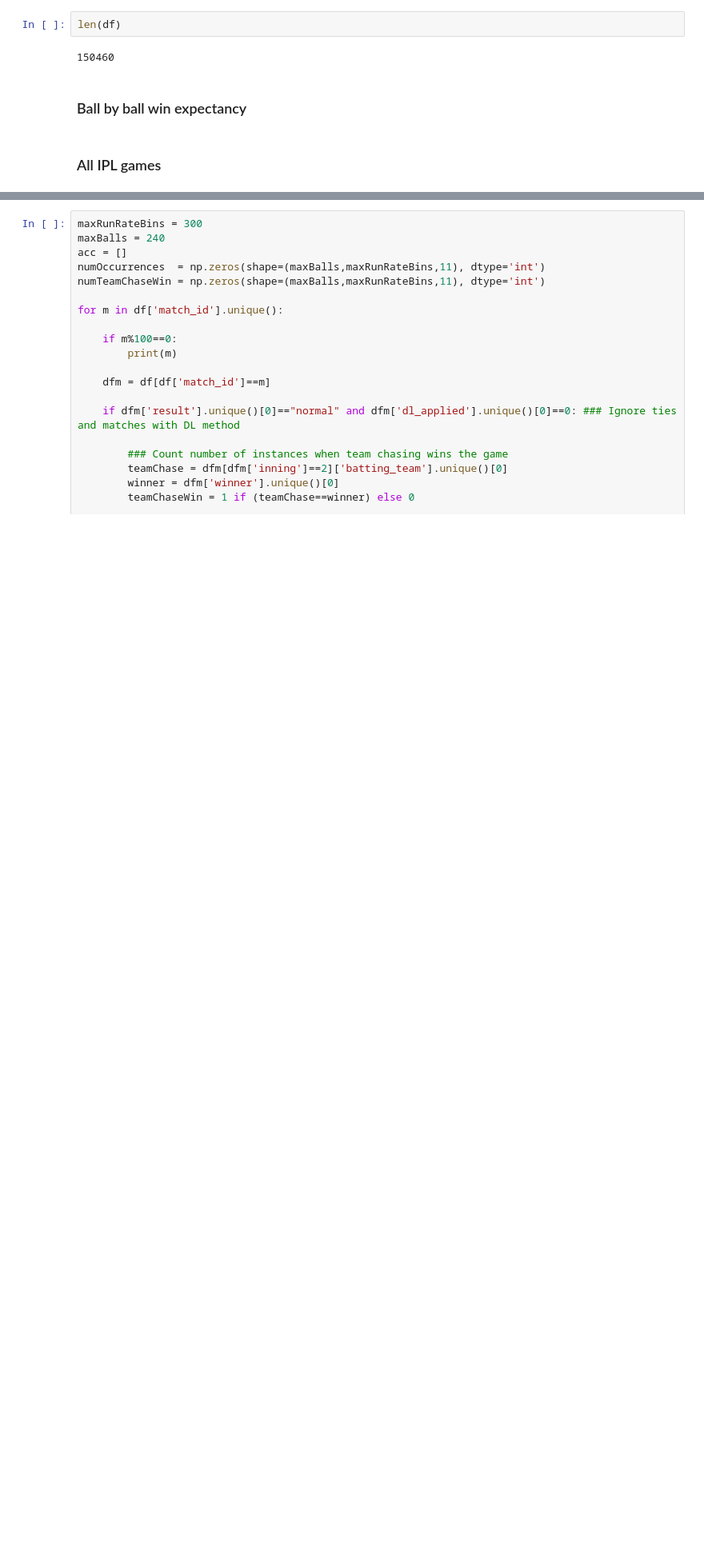
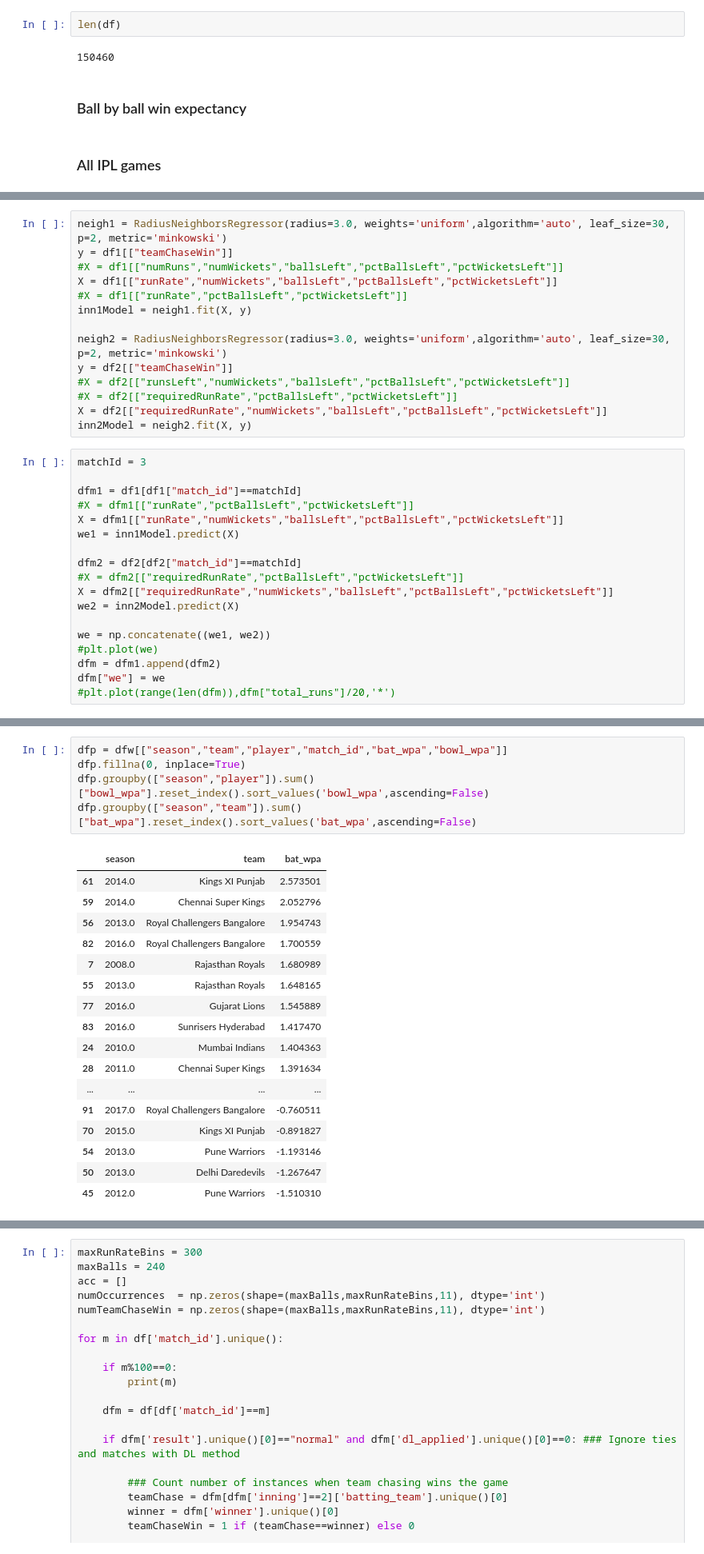
Before and after one commit to deepak-karkala/articles, a Jupyter notebook: cricket_sabermetrics/win_expectancy.ipynb, the cells around one changed output, grey strips where cells are left out. Shown: that part at 80% size. Drawn from its saved outputs; the diff is of its cells as text; blank space fills up the shorter version.

```diff
--- a/cricket_sabermetrics/win_expectancy.ipynb
+++ b/cricket_sabermetrics/win_expectancy.ipynb
@@ -37,0 +101,32 @@ len(df)
+# %%
+neigh1 = RadiusNeighborsRegressor(radius=3.0, weights='uniform',algorithm='auto', leaf_size=30, p=2, metric='minkowski')
+y = df1[["teamChaseWin"]]
+#X = df1[["numRuns","numWickets","ballsLeft","pctBallsLeft","pctWicketsLeft"]]
+X = df1[["runRate","numWickets","ballsLeft","pctBallsLeft","pctWicketsLeft"]]
+#X = df1[["runRate","pctBallsLeft","pctWicketsLeft"]]
+inn1Model = neigh1.fit(X, y)
+
+neigh2 = RadiusNeighborsRegressor(radius=3.0, weights='uniform',algorithm='auto', leaf_size=30, p=2, metric='minkowski')
+y = df2[["teamChaseWin"]]
+#X = df2[["runsLeft","numWickets","ballsLeft","pctBallsLeft","pctWicketsLeft"]]
+#X = df2[["requiredRunRate","pctBallsLeft","pctWicketsLeft"]]
+X = df2[["requiredRunRate","numWickets","ballsLeft","pctBallsLeft","pctWicketsLeft"]]
+inn2Model = neigh2.fit(X, y)
+# %%
+matchId = 3
+
+dfm1 = df1[df1["match_id"]==matchId]
+#X = dfm1[["runRate","pctBallsLeft","pctWicketsLeft"]]
+X = dfm1[["runRate","numWickets","ballsLeft","pctBallsLeft","pctWicketsLeft"]]
+we1 = inn1Model.predict(X)
+
+dfm2 = df2[df2["match_id"]==matchId]
+#X = dfm2[["requiredRunRate","pctBallsLeft","pctWicketsLeft"]]
+X = dfm2[["requiredRunRate","numWickets","ballsLeft","pctBallsLeft","pctWicketsLeft"]]
+we2 = inn2Model.predict(X)
+
+we = np.concatenate((we1, we2))
+#plt.plot(we)
+dfm = dfm1.append(dfm2)
+dfm["we"] = we
+#plt.plot(range(len(dfm)),dfm["total_runs"]/20,'*')
@@ -37,0 +283,23 @@ len(df)
+# %%
+dfp = dfw[["season","team","player","match_id","bat_wpa","bowl_wpa"]]
+dfp.fillna(0, inplace=True)
+dfp.groupby(["season","player"]).sum()["bowl_wpa"].reset_index().sort_values('bowl_wpa',ascending=False)
+dfp.groupby(["season","team"]).sum()["bat_wpa"].reset_index().sort_values('bat_wpa',ascending=False)
+# %% [output]
+|  | season | team | bat_wpa |
+| 61 | 2014.0 | Kings XI Punjab | 2.573501 |
+| 59 | 2014.0 | Chennai Super Kings | 2.052796 |
+| 56 | 2013.0 | Royal Challengers Bangalore | 1.954743 |
+| 82 | 2016.0 | Royal Challengers Bangalore | 1.700559 |
+| 7 | 2008.0 | Rajasthan Royals | 1.680989 |
+| 55 | 2013.0 | Rajasthan Royals | 1.648165 |
+| 77 | 2016.0 | Gujarat Lions | 1.545889 |
+| 83 | 2016.0 | Sunrisers Hyderabad | 1.417470 |
+| 24 | 2010.0 | Mumbai Indians | 1.404363 |
+| 28 | 2011.0 | Chennai Super Kings | 1.391634 |
+| ... | ... | ... | ... |
+| 91 | 2017.0 | Royal Challengers Bangalore | -0.760511 |
+| 70 | 2015.0 | Kings XI Punjab | -0.891827 |
+| 54 | 2013.0 | Pune Warriors | -1.193146 |
+| 50 | 2013.0 | Delhi Daredevils | -1.267647 |
+| 45 | 2012.0 | Pune Warriors | -1.510310 |
```
Also changed, not shown: parts of 6 cells of this notebook, 1 other file.
